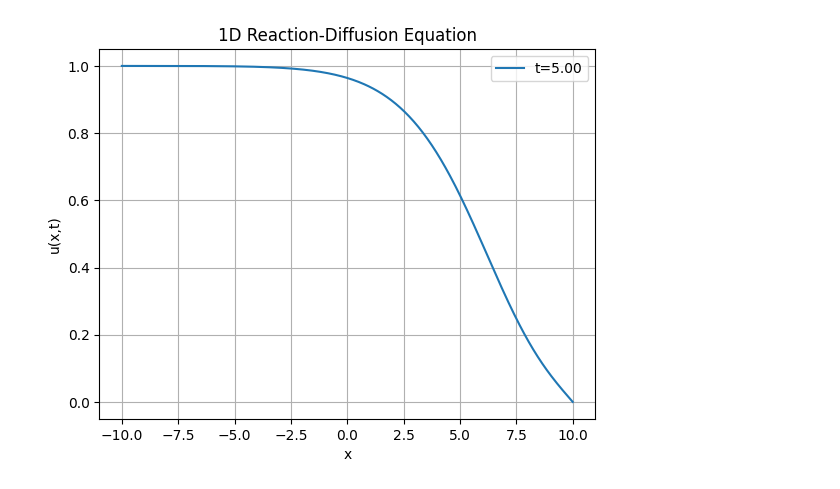
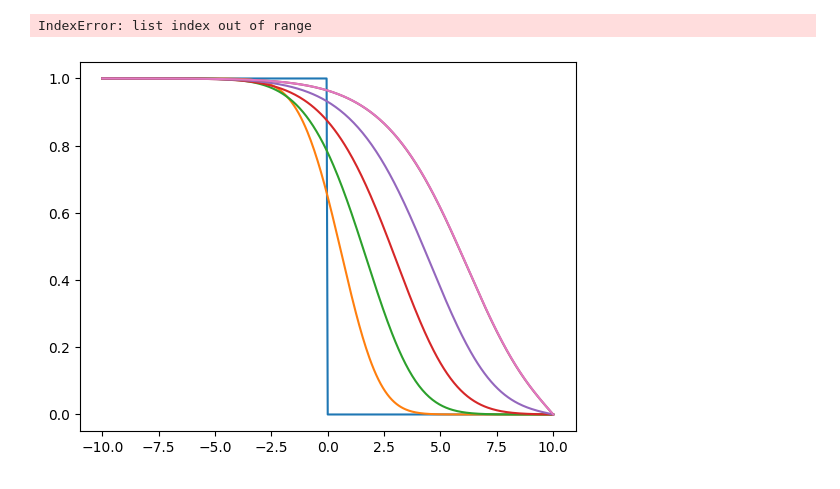
Before and after one commit to mohdkashifansari/Optimisation_and_Numerical_Analysis_Techniques, a Jupyter notebook: Parabolic_Eqs/Tut3.ipynb, the cells around one changed output. Saved outputs shown, nothing was run; the diff lists cells and outputs as text; code cells hidden in the pictures.

```diff
--- a/Parabolic_Eqs/Tut3.ipynb
+++ b/Parabolic_Eqs/Tut3.ipynb
@@ -27,14 +28,36 @@ for n in range(steps):
 
     u = u_new
 # %%
-# plot the final result
+# plot the final result at different time steps t
 
-plt.plot(x, u, label='t={:.2f}'.format(T))
+time_points = np.linspace(0, T, steps+1)
+u_solutions = []
+u = np.where(x < 0, 1.0, 0.0)
+for n in range(steps+1):
+    if n % (steps // 5) == 0 or n == steps:
+        u_solutions.append(u.copy())
+
+    u_new = u.copy()
+    for i in range(1, N):
+        lap = (u[i+1] - 2*u[i] + u[i-1]) / dx**2
+        reaction = u[i] * (1.0 - u[i])
+        u_new[i] = u[i] + dt * (lap + reaction)
+
+    # boundary
+    u_new[0] = 1.0
+    u_new[N] = 0.0
+
+    u = u_new
+
+
+for i, tp in enumerate(time_points):
+    plt.plot(x, u_solutions[i], label='t={:.2f}'.format(tp))
 plt.xlabel('x')
 plt.ylabel('u(x,t)')
 plt.title('1D Reaction-Diffusion Equation')
 plt.legend()
 plt.grid()
 plt.show()
 # %% [output]
+IndexError: list index out of range
-[figure, old version]
+[figure, new version]
```
Also changed, not shown: parts of 1 cell of this notebook, 5 other files.
